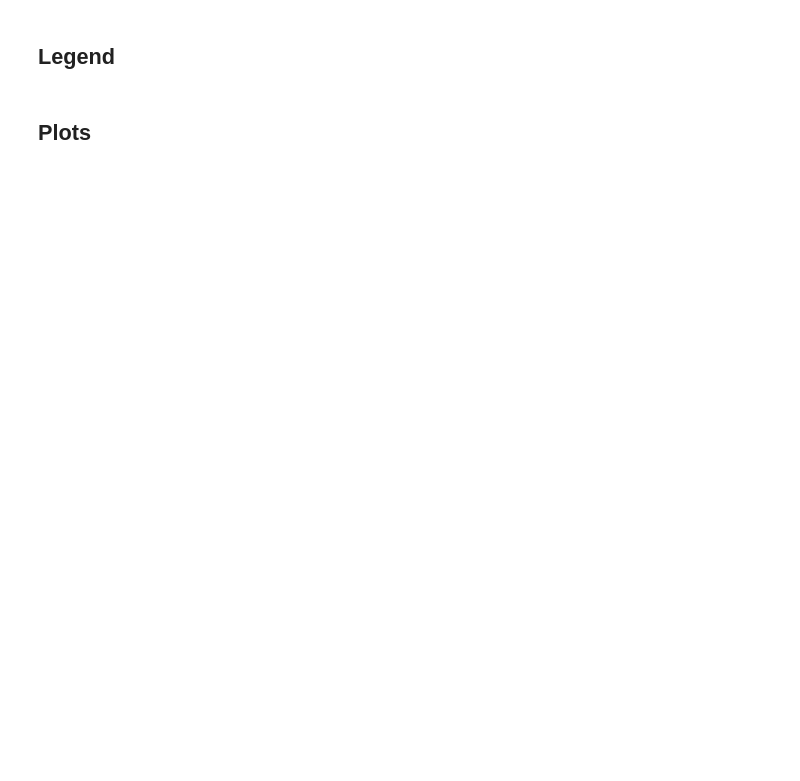
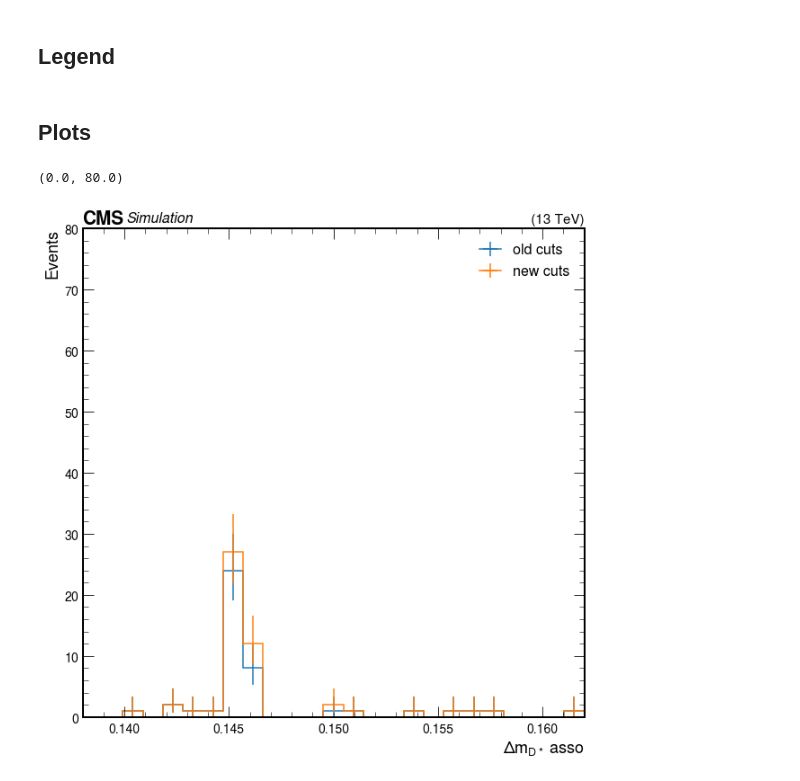
Before and after one commit to Mapse/OniaOpenCharmRun2ULAna, a Jupyter notebook: optimization_cuts/d0_from_dstar_cuts.ipynb, the cells around one changed output. Drawn from its saved outputs; the diff is of its cells as text; code cells hidden in the pictures; blank space fills up the shorter version.

```diff
--- a/optimization_cuts/d0_from_dstar_cuts.ipynb
+++ b/optimization_cuts/d0_from_dstar_cuts.ipynb
@@ -1122,7 +1177,7 @@ There are 104 events with JpsiDstars
 # %% [markdown]
  ## $ cos(\phi) $ > 0.980
 # %%
-data = {"test": files[0:340]}
+data = {"test": files[0:400]}
 
 tstart = time.time()
 
@@ -1154,7 +1205,7 @@ There are 112 events with JpsiDstars
 # %% [markdown]
  ## $ cos(\phi) $ > 0.975
 # %%
-data = {"test": files[0:340]}
+data = {"test": files[0:400]}
 
 tstart = time.time()
 
@@ -1647,8 +1710,11 @@ legend = ['old cuts', 'new cuts']
 # %% [markdown]
 ## Plots
 # %%
-data_list = (output1['asso_dstar_deltamr'], output2['asso_dstar_deltamr'])
+data_list = (output_old['asso_dstar_deltamr'], output_new['asso_dstar_deltamr'])
 ax = plot_comparison(data_list, legend=legend)
 ax.set_ylim(0, 80)
+# %% [output]
+(0.0, 80.0)
+[figure, added]
 # %%
 output2['cutflow']['Number of DimuDstar']
```
Also changed, not shown: parts of 14 cells of this notebook, 4 other files.
